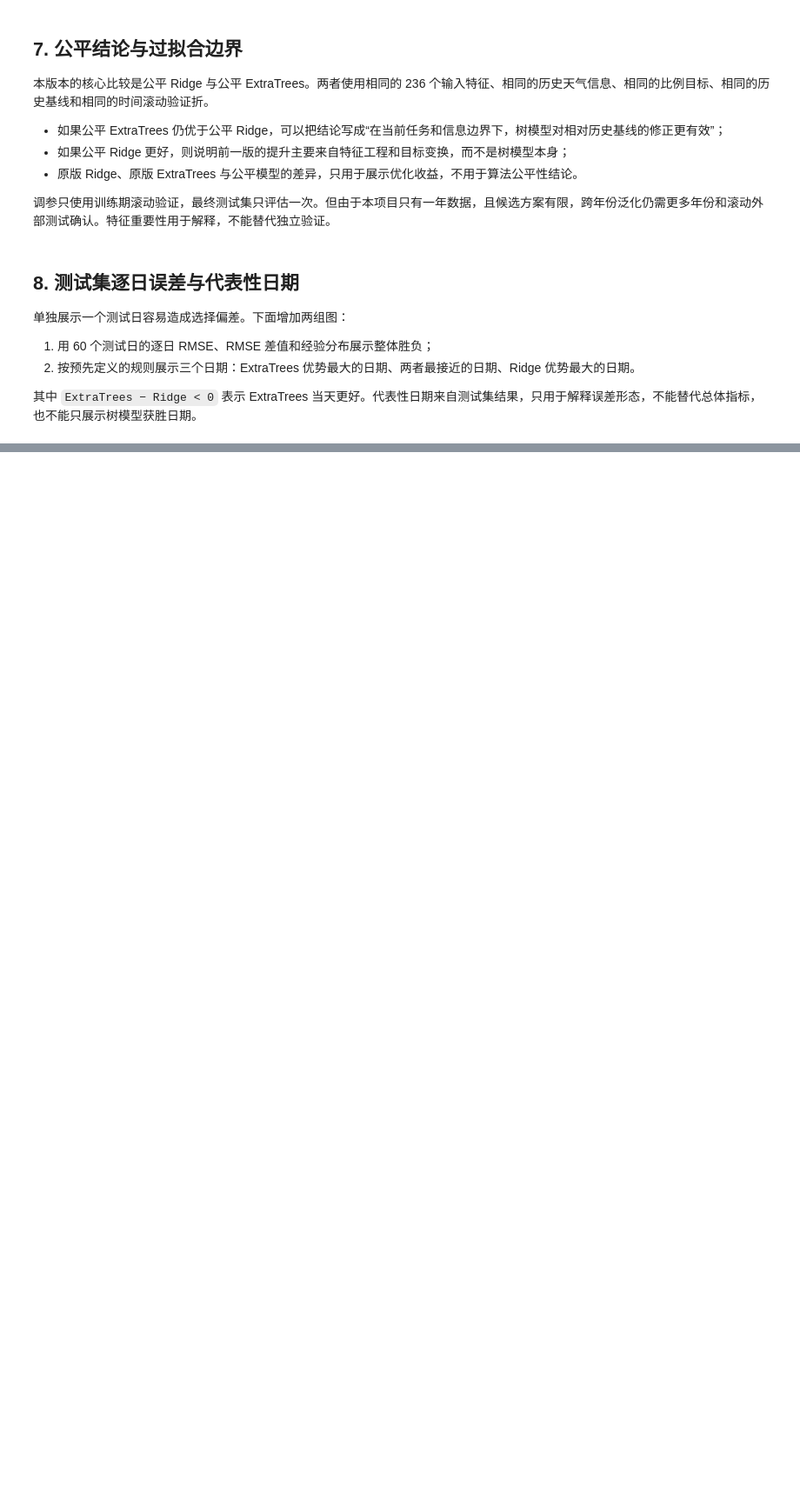
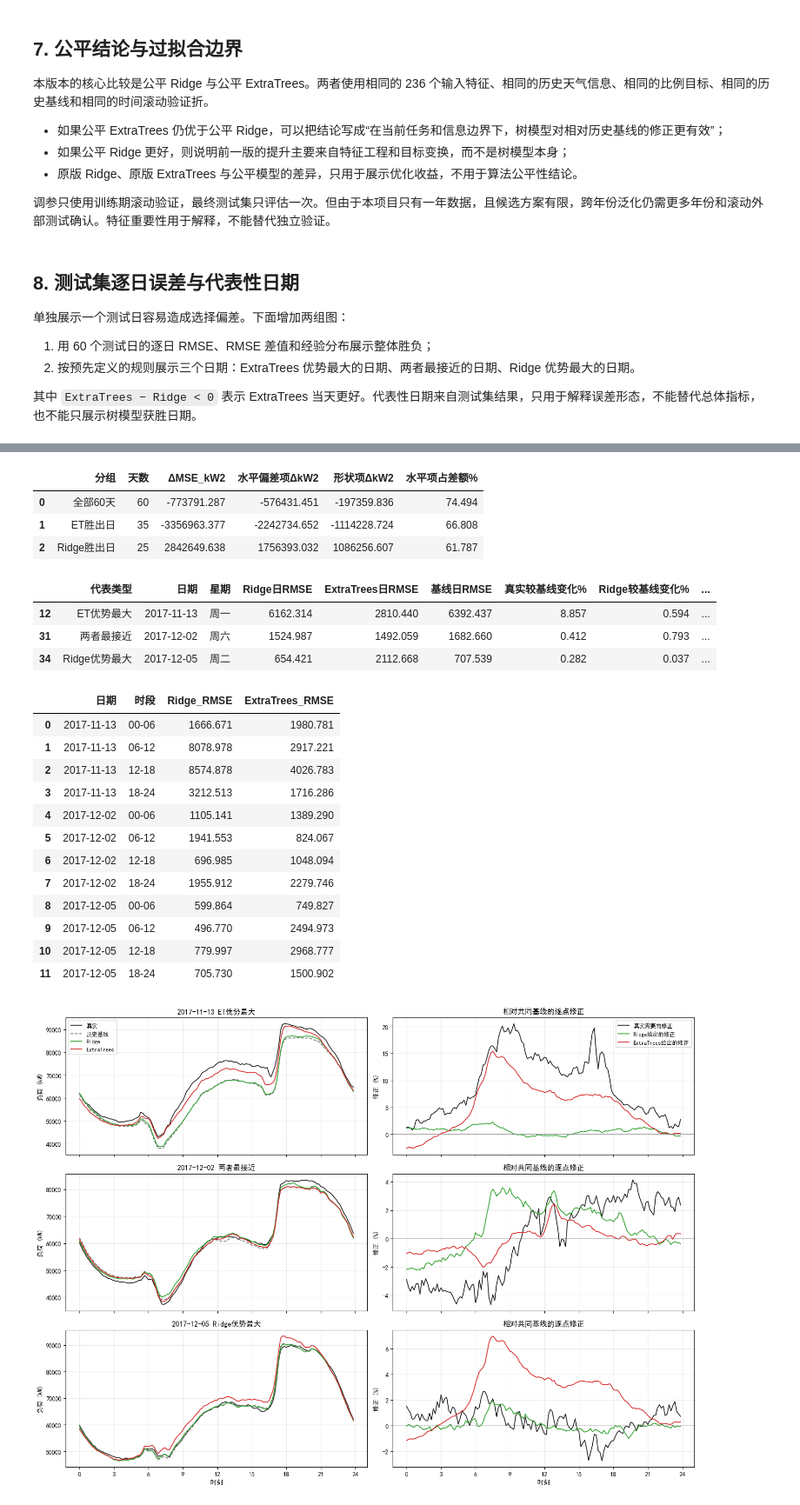
Before and after one commit to zstsyj/City_load, a Jupyter notebook: 02_model_10.ipynb, the cells around one changed output, grey strips where cells are left out. Shown at 87% size. Cells and saved outputs as stored; diff of their text form; code cells hidden in the pictures; blank space fills up the shorter version.

```diff
--- a/02_model_10.ipynb
+++ b/02_model_10.ipynb
@@ -513,0 +847,73 @@ fig.suptitle('图5  按固定规则选出的三类测试日示例', y=1.01); fig
+# %%
+decomposition_rows=[]
+for group,idx in [('全部60天',np.arange(len(truth))),
+                  ('ET胜出日',np.flatnonzero(daily_diagnostics['ΔRMSE']<0)),
+                  ('Ridge胜出日',np.flatnonzero(daily_diagnostics['ΔRMSE']>0))]:
+    g=daily_diagnostics.iloc[idx]
+    bias_gap=(g['ExtraTrees偏差平方']-g['Ridge偏差平方']).mean()
+    shape_gap=(g['ExtraTrees形状MSE']-g['Ridge形状MSE']).mean()
+    total_gap=(g['ExtraTrees日RMSE']**2-g['Ridge日RMSE']**2).mean()
+    assert np.isclose(total_gap,bias_gap+shape_gap)
+    decomposition_rows.append({'分组':group,'天数':len(g),'ΔMSE_kW2':total_gap,
+                               '水平偏差项ΔkW2':bias_gap,'形状项ΔkW2':shape_gap,
+                               '水平项占差额%':100*bias_gap/total_gap})
+decomposition_table=pd.DataFrame(decomposition_rows)
+delta=daily_diagnostics['ΔRMSE'].to_numpy()
+representative_indices=[int(delta.argmin()),int(np.abs(delta).argmin()),int(delta.argmax())]
+representative_table=daily_diagnostics.iloc[representative_indices].copy()
+representative_table.insert(0,'代表类型',['ET优势最大','两者最接近','Ridge优势最大'])
+representative_columns=['代表类型','日期','星期','Ridge日RMSE','ExtraTrees日RMSE','基线日RMSE',
+    '真实较基线变化%','Ridge较基线变化%','ExtraTrees较基线变化%',
+    'Ridge日偏差kW','ExtraTrees日偏差kW','Ridge形状RMSE','ExtraTrees形状RMSE',
+    '真实较昨日温度变化℃']
+representative_table=representative_table[representative_columns]
+segments=[]
+for i in representative_indices:
+    for start,end in [(0,6),(6,12),(12,18),(18,24)]:
+        segment=slice(start*6,end*6)
+        segments.append({'日期':test_dates[i],'时段':f'{start:02d}-{end:02d}',
+            'Ridge_RMSE':np.sqrt(np.mean((ridge_pred[i,segment]-truth[i,segment])**2)),
+            'ExtraTrees_RMSE':np.sqrt(np.mean((et_pred[i,segment]-truth[i,segment])**2))})
+segment_table=pd.DataFrame(segments)
+display(decomposition_table.round(3)); display(representative_table.round(3)); display(segment_table.round(3))
+
+fig,axes=plt.subplots(3,2,figsize=(15,11),sharex=True)
+hours=np.arange(144)/6
+for row,i in enumerate(representative_indices):
+    for values,label,color,ls in [(truth,'真实','#202020','-'),(base_test,'历史基线','#777777','--'),
+                                  (ridge_pred,'Ridge','#2ca02c','-'),(et_pred,'ExtraTrees','#d62728','-')]:
+        axes[row,0].plot(hours,values[i],label=label,color=color,ls=ls,lw=1.3)
+    for values,label,color in [(truth,'真实需要的修正','#202020'),(ridge_pred,'Ridge给出的修正','#2ca02c'),
+                               (et_pred,'ExtraTrees给出的修正','#d62728')]:
+        axes[row,1].plot(hours,100*(values[i]/base_test[i]-1),label=label,color=color,lw=1.3)
+    axes[row,0].set_title(f'{test_dates[i].date()} {representative_table.iloc[row]["代表类型"]}')
+    axes[row,1].set_title('相对共同基线的逐点修正')
+    axes[row,0].set_ylabel('负荷 (kW)'); axes[row,1].set_ylabel('修正 (%)')
+    axes[row,1].axhline(0,color='gray',lw=.7)
+    for ax in axes[row]: ax.grid(alpha=.25); ax.set_xticks(np.arange(0,25,3))
+for ax in axes[0]: ax.legend(fontsize=9)
+for ax in axes[-1]: ax.set_xlabel('时刻')
+fig.tight_layout(); fig.savefig(DIAG_DIR/'representative_corrections.png',dpi=160,bbox_inches='tight'); plt.show()
+# %% [output]
+|  | 分组 | 天数 | ΔMSE_kW2 | 水平偏差项ΔkW2 | 形状项ΔkW2 | 水平项占差额% |
+| 0 | 全部60天 | 60 | -773791.287 | -576431.451 | -197359.836 | 74.494 |
+| 1 | ET胜出日 | 35 | -3356963.377 | -2242734.652 | -1114228.724 | 66.808 |
+| 2 | Ridge胜出日 | 25 | 2842649.638 | 1756393.032 | 1086256.607 | 61.787 |
+|  | 代表类型 | 日期 | 星期 | Ridge日RMSE | ExtraTrees日RMSE | 基线日RMSE | 真实较基线变化% | Ridge较基线变化% | ... |
+| 12 | ET优势最大 | 2017-11-13 | 周一 | 6162.314 | 2810.440 | 6392.437 | 8.857 | 0.594 | ... |
+| 31 | 两者最接近 | 2017-12-02 | 周六 | 1524.987 | 1492.059 | 1682.660 | 0.412 | 0.793 | ... |
+| 34 | Ridge优势最大 | 2017-12-05 | 周二 | 654.421 | 2112.668 | 707.539 | 0.282 | 0.037 | ... |
+|  | 日期 | 时段 | Ridge_RMSE | ExtraTrees_RMSE |
+| 0 | 2017-11-13 | 00-06 | 1666.671 | 1980.781 |
+| 1 | 2017-11-13 | 06-12 | 8078.978 | 2917.221 |
+| 2 | 2017-11-13 | 12-18 | 8574.878 | 4026.783 |
+| 3 | 2017-11-13 | 18-24 | 3212.513 | 1716.286 |
+| 4 | 2017-12-02 | 00-06 | 1105.141 | 1389.290 |
+| 5 | 2017-12-02 | 06-12 | 1941.553 | 824.067 |
+| 6 | 2017-12-02 | 12-18 | 696.985 | 1048.094 |
+| 7 | 2017-12-02 | 18-24 | 1955.912 | 2279.746 |
+| 8 | 2017-12-05 | 00-06 | 599.864 | 749.827 |
+| 9 | 2017-12-05 | 06-12 | 496.770 | 2494.973 |
+| 10 | 2017-12-05 | 12-18 | 779.997 | 2968.777 |
+| 11 | 2017-12-05 | 18-24 | 705.730 | 1500.902 |
+[figure, added]
```
Also changed, not shown: parts of 20 cells of this notebook, 1 other file.
